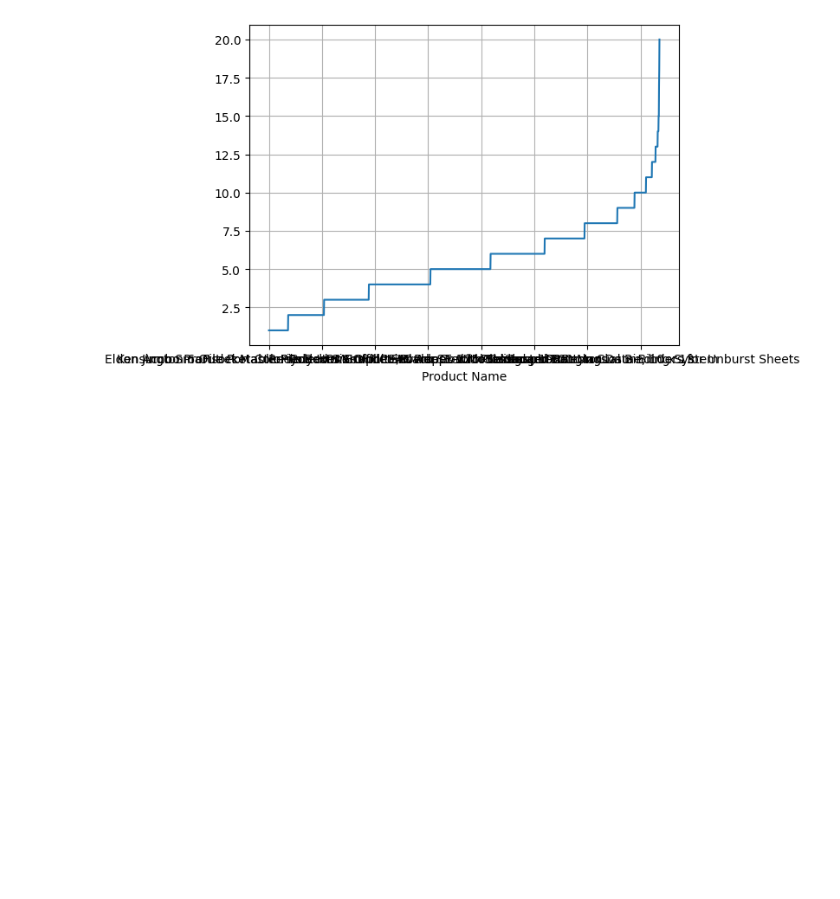
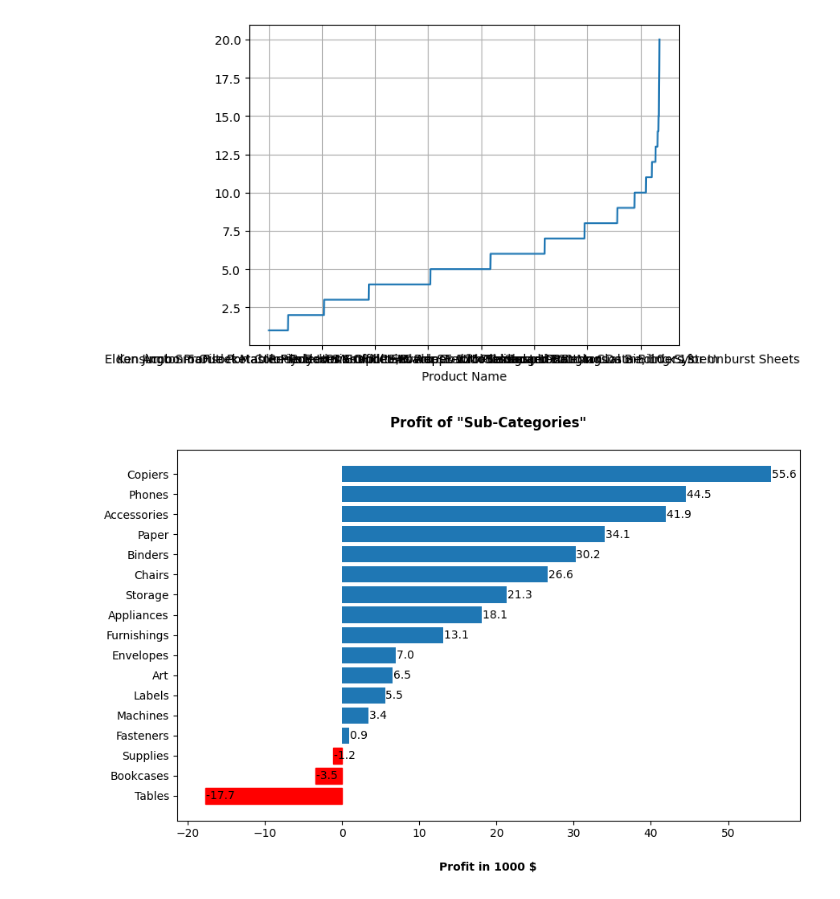
Before and after one commit to manipuppeteer/Data-Analysis-Project-DataCraft, a Jupyter notebook: JansFork.ipynb, the cells around one changed output. Saved outputs shown, nothing was run; the diff lists cells and outputs as text; code cells hidden in the pictures; blank space fills up the shorter version.

```diff
--- a/JansFork.ipynb
+++ b/JansFork.ipynb
@@ -146,3 +146,35 @@ Verkauft[Verkauft<21].plot(kind="line",grid=True)
 # %% [output]
 <Axes: xlabel='Product Name'>
 [figure]
+# %%
+
+#PosProfit=superstore["Profit"]>0
+#NegProfit=superstore["Profit"]<=0
+Pos_Kategorie=superstore.groupby("Sub-Category")["Profit"].sum().sort_values().round(2)
+Pos_Kategorie=Pos_Kategorie/1000
+Pos_Kategorie.round(2)
+Neg_Kategorie=superstore.groupby("Sub-Category")["Profit"].sum().sort_values().round(2)
+Neg_Kategorie=Neg_Kategorie*(-1)/1000
+
+#print(Pos_Kategorie)
+#Pos_Kategorie.plot(kind="line",x="Product Name",y="Profit")
+
+# Create the plot
+fig, ax = plt.subplots(figsize=(10, 6))
+bars = ax.barh(Pos_Kategorie.index,Pos_Kategorie)#, width=0.6)
+
+# Set individual colors for each bar
+colors = ["red","red","red"]#'#1f77b4', "#ff9900", "#068706"]  # Dark blue, Orange, Green
+for bar, color in zip(bars, colors):
+    bar.set_color(color)
+
+# Customize the plot
+ax.set_title('Profit of "Sub-Categories"', pad=20,fontweight="bold")
+ax.set_xlabel('Profit in 1000 $', labelpad=20,fontweight="bold")
+ax.set_ylabel("", labelpad=20,fontweight="bold")
+
+#wert an den jeweiligen balken schreiben:
+for i, x in enumerate(Pos_Kategorie):
+    ax.text(x+0.1, i+0, f'{x:,.1f} ', va='center', fontsize=10)
+# %% [output]
+[figure, added]
```
Also changed, not shown: parts of 11 cells of this notebook.
